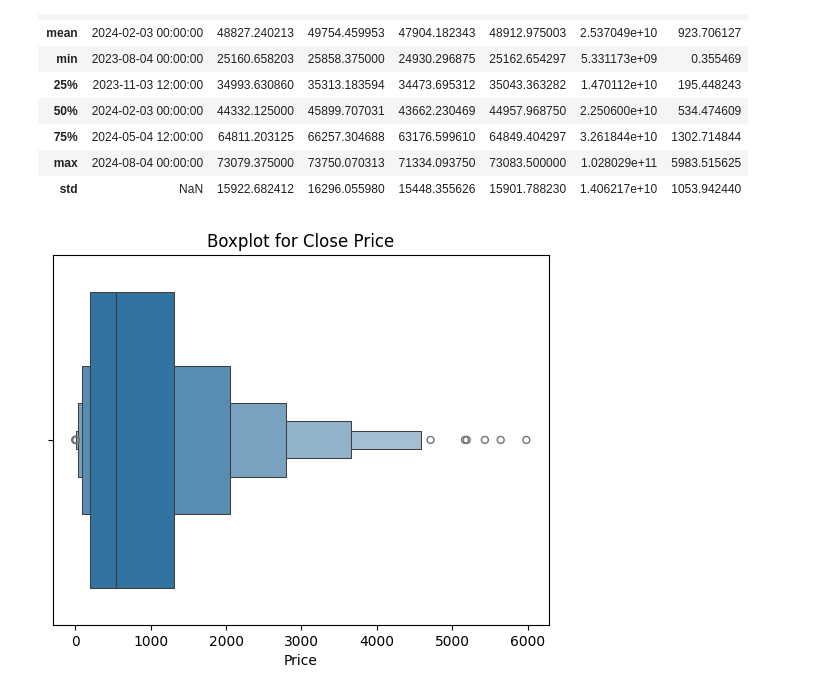
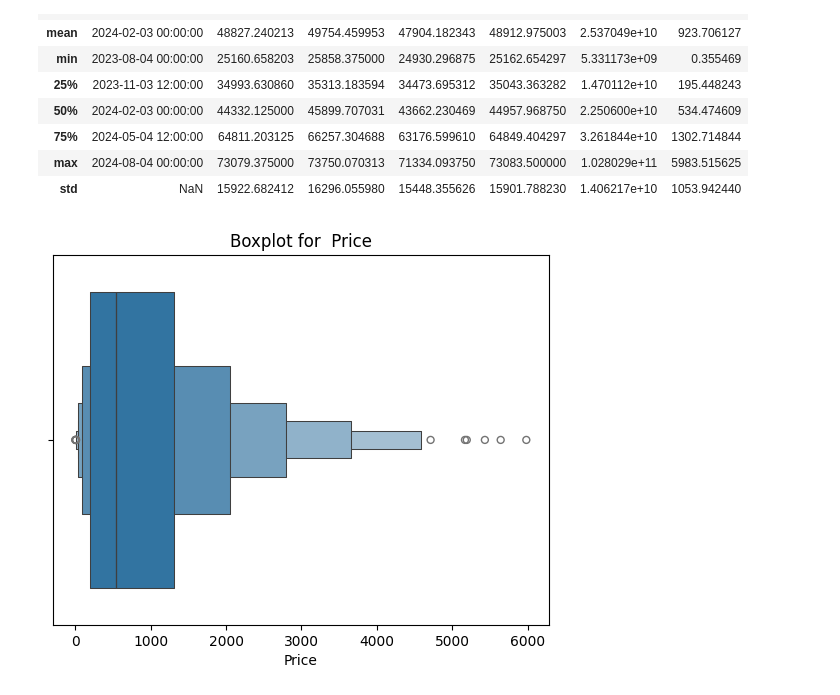
Before and after one commit to Mahdi-Miri/WorkOnData, a Jupyter notebook: WorkOnData.ipynb, the cells around one changed output. Drawn from its saved outputs; the diff is of its cells as text; code cells hidden in the pictures.

```diff
--- a/WorkOnData.ipynb
+++ b/WorkOnData.ipynb
@@ -276,7 +276,7 @@ market_df.describe()
 # %%
 plt.Figure(figsize=(8,6))
 sns.boxenplot(x='Price',data= market_df)
-plt.title('Boxplot for Close Price')
+plt.title('Boxplot for  Price')
 plt.show()
 # %% [output]
-[figure, old version]
+[figure, new version]
```
Also changed, not shown: parts of 2 cells of this notebook.
